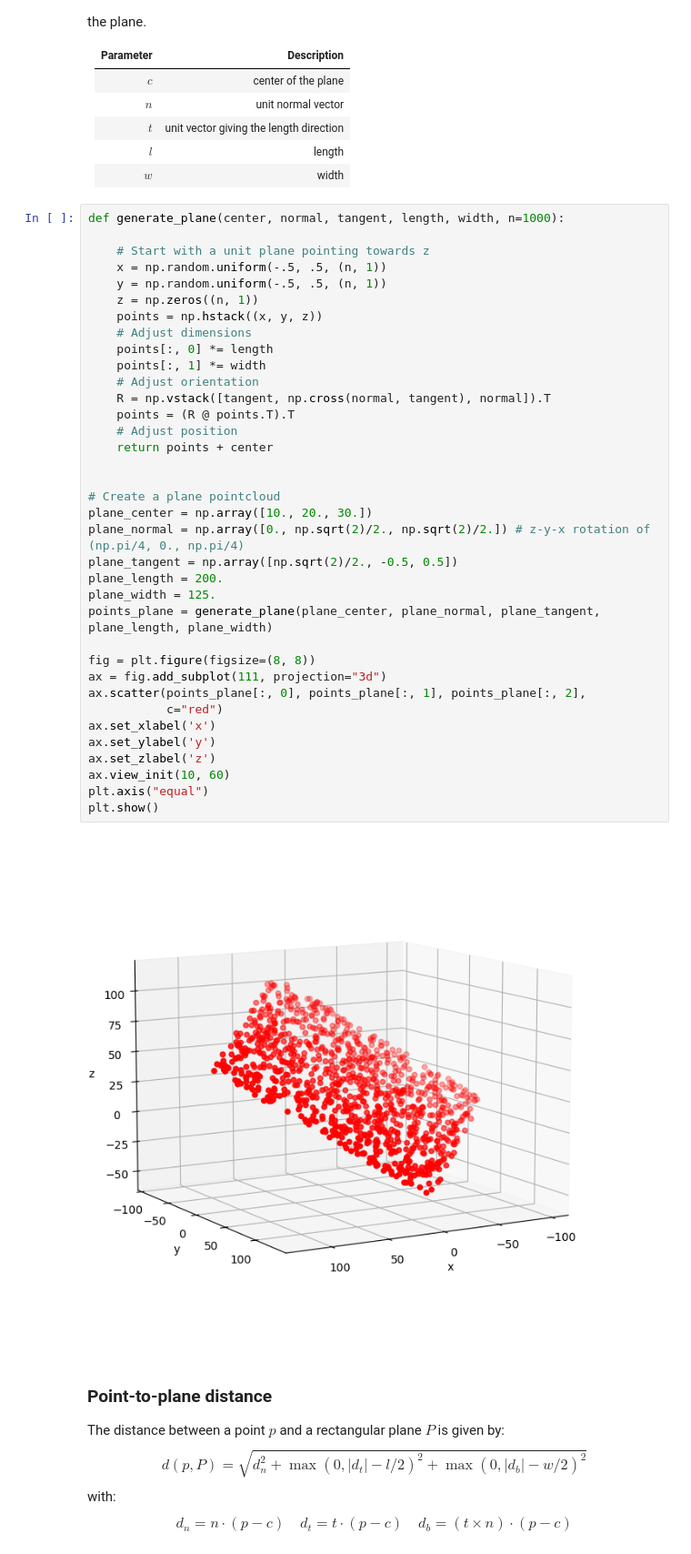
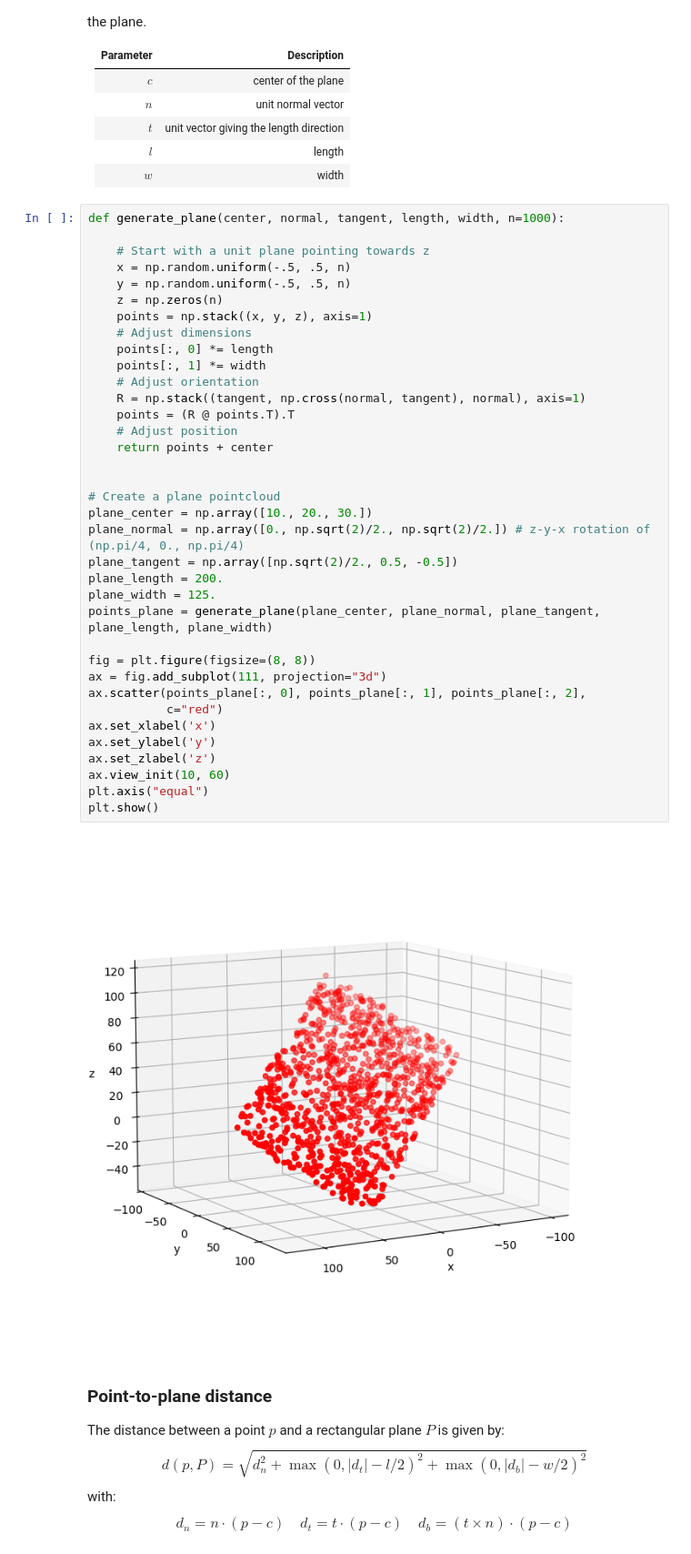
Before and after one commit to jlgregorio/tutorials-pointcloud-python, a Jupyter notebook: 5.primitive_fitting.ipynb, the cells around one changed output. Shown at 91% size. Cells and saved outputs as stored; diff of their text form.

```diff
--- a/5.primitive_fitting.ipynb
+++ b/5.primitive_fitting.ipynb
@@ -61,40 +65,40 @@ It is however possible to integrate the notion of limits without adding too much
 def generate_plane(center, normal, tangent, length, width, n=1000):
 
     # Start with a unit plane pointing towards z
-    x = np.random.uniform(-.5, .5, (n, 1))
-    y = np.random.uniform(-.5, .5, (n, 1))
-    z = np.zeros((n, 1))
-    points = np.hstack((x, y, z))
+    x = np.random.uniform(-.5, .5, n)
+    y = np.random.uniform(-.5, .5, n)
+    z = np.zeros(n)
+    points = np.stack((x, y, z), axis=1)
     # Adjust dimensions
     points[:, 0] *= length
     points[:, 1] *= width
     # Adjust orientation
-    R = np.vstack([tangent, np.cross(normal, tangent), normal]).T
+    R = np.stack((tangent, np.cross(normal, tangent), normal), axis=1)
     points = (R @ points.T).T
     # Adjust position
     return points + center
 
 
 # Create a plane pointcloud
 plane_center = np.array([10., 20., 30.])
 plane_normal = np.array([0., np.sqrt(2)/2., np.sqrt(2)/2.]) # z-y-x rotation of (np.pi/4, 0., np.pi/4)
-plane_tangent = np.array([np.sqrt(2)/2., -0.5, 0.5])
+plane_tangent = np.array([np.sqrt(2)/2., 0.5, -0.5])
 plane_length = 200.
 plane_width = 125.
 points_plane = generate_plane(plane_center, plane_normal, plane_tangent, plane_length, plane_width)
 
 fig = plt.figure(figsize=(8, 8))
 ax = fig.add_subplot(111, projection="3d")
 ax.scatter(points_plane[:, 0], points_plane[:, 1], points_plane[:, 2],
            c="red")
 ax.set_xlabel('x')
 ax.set_ylabel('y')
 ax.set_zlabel('z')
 ax.view_init(10, 60)
 plt.axis("equal")
 plt.show()
 # %% [output]
-[figure, old version]
+[figure, new version]
 # %% [markdown]
 ### Point-to-plane distance
 
```
Also changed, not shown: parts of 16 cells of this notebook, 4 other files.
